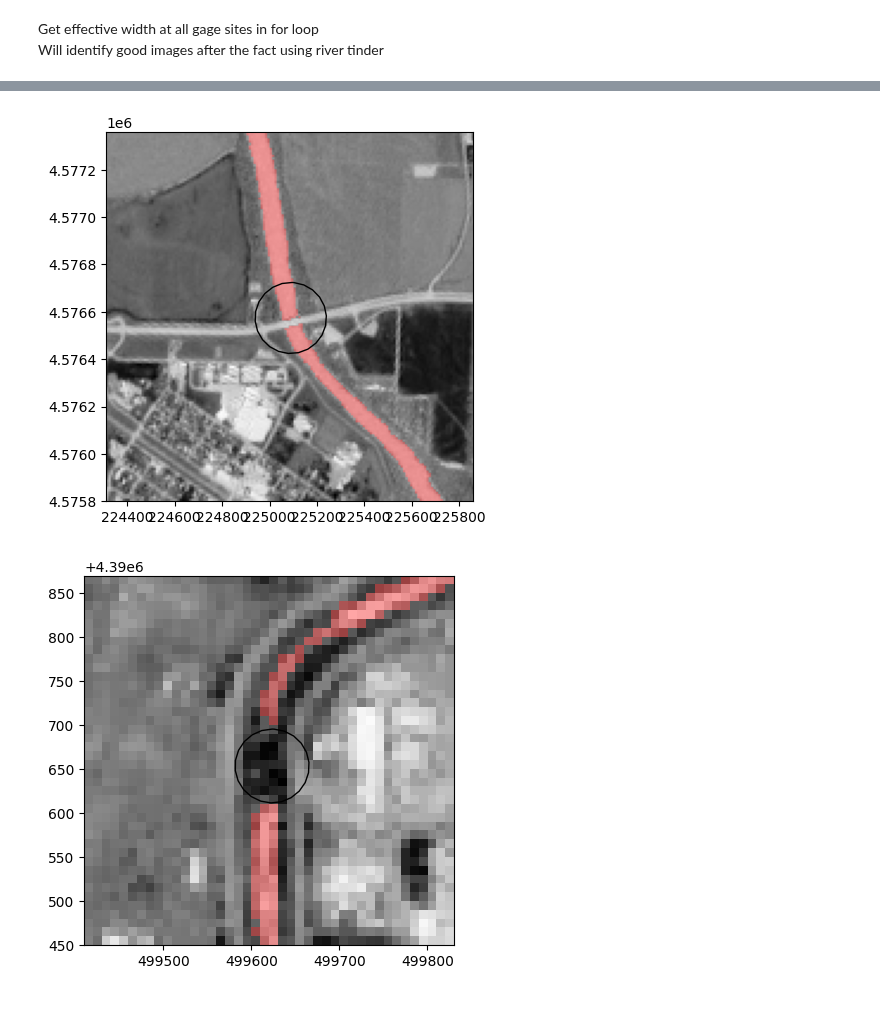
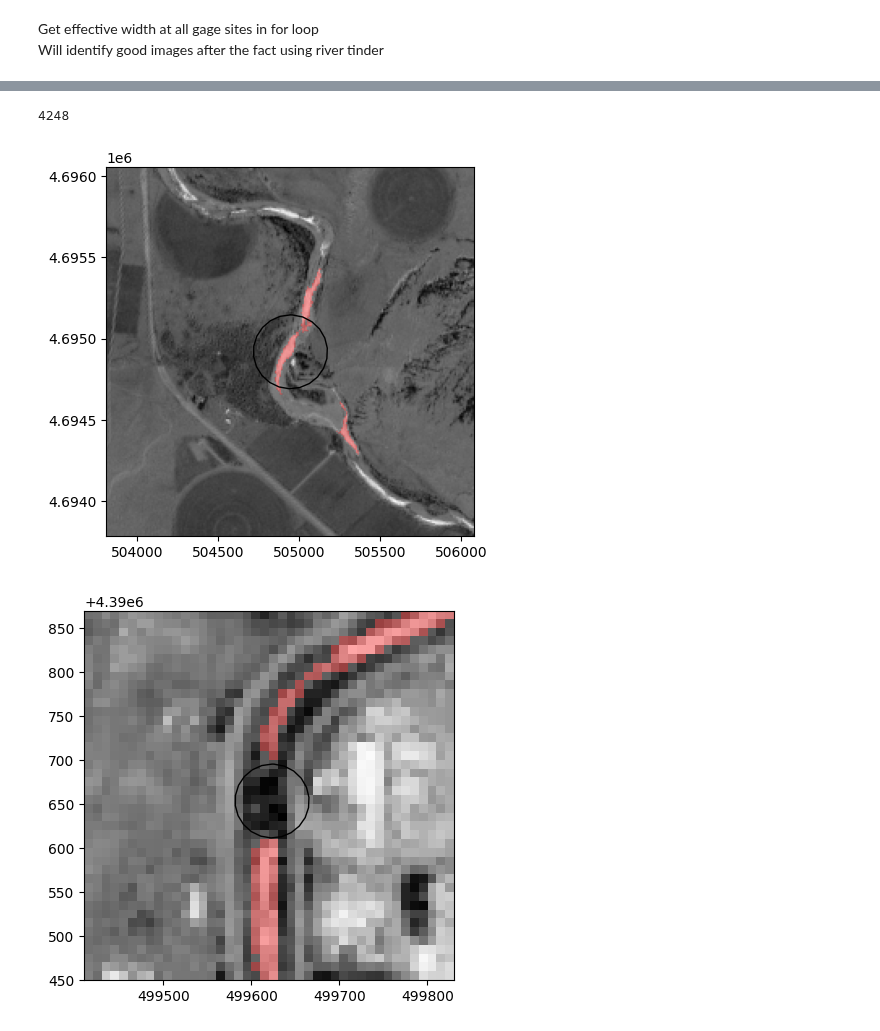
Before and after one commit to wherediddavidgo/multitemporal_RSSA, a Jupyter notebook: stac_processing_download.ipynb, the cells around one changed output, grey strips where cells are left out. Cells and saved outputs as stored; diff of their text form; code cells hidden in the pictures.

```diff
--- a/stac_processing_download.ipynb
+++ b/stac_processing_download.ipynb
@@ -87,7 +87,7 @@ def normalized_difference(x, y):
 
     return normalized_diff
 # %%
-mode = 'extra_gages'
+mode = 'all'
 # %% [markdown]
 Import vector assets
 # %%
@@ -96,6 +96,7 @@ if mode == 'all':
     square_path =('/content/drive/MyDrive/river_tinder_assets/all_sites/squares_15x_20250903.shp')
     pill_path =('/content/drive/MyDrive/river_tinder_assets/all_sites/pills_3L_3W_20250903.shp')
     circle_path =('/content/drive/MyDrive/river_tinder_assets/all_sites/buffs_3x_width_20250903.shp')
+    pt_path = ('/content/drive/MyDrive/platte_pts_10000m.shp')
 
 elif mode == 'gage':
     square_path =('/content/drive/MyDrive/river_tinder_assets/gage_sites/gage_squares_15x_20250918.shp')
@@ -655,3 +641,17 @@ paths
+# %%
+years = [2018, 2019, 2020, 2021, 2022, 2023, 2024]
+months = [1, 2, 3, 4, 5, 6, 7, 8, 9, 10, 11, 12]
+year_imgs = {}
+month_imgs = {}
+for y in years:
+    for m in months:
+        month_imgs[m] = nonduplicate_id_hrefs.loc[(nonduplicate_id_hrefs.month == m) & (nonduplicate_id_hrefs.year == y)]
+
+    year_imgs[y] = month_imgs
+
+len(year_imgs[2018][11]) + len(year_imgs[2018][12])
+# %% [output]
+4248
 # %%
 tid = 'S2B_15TTF_20240218_0_L2A'
 tidx = 246043
@@ -671,9 +666,9 @@ _init_worker(square_path, pill_path, circle_path, centerline_path, href_dict)
 # %%
-timg = 'S2B_15TTF_20240218_0_L2A'
-tindx = 246043
+timg = 'S2B_13TEH_20241216_0_L2A'
+tindx = 65158
 show_plot(timg, tindx, squares, pills, circles, vector_centerline)
 # %% [output]
-[figure, old version]
+[figure, new version]
 # %%
 timg = 'S2B_13SDD_20210406_1_L2A'
 tindx = 38194
```
Also changed, not shown: parts of 7 cells of this notebook.
